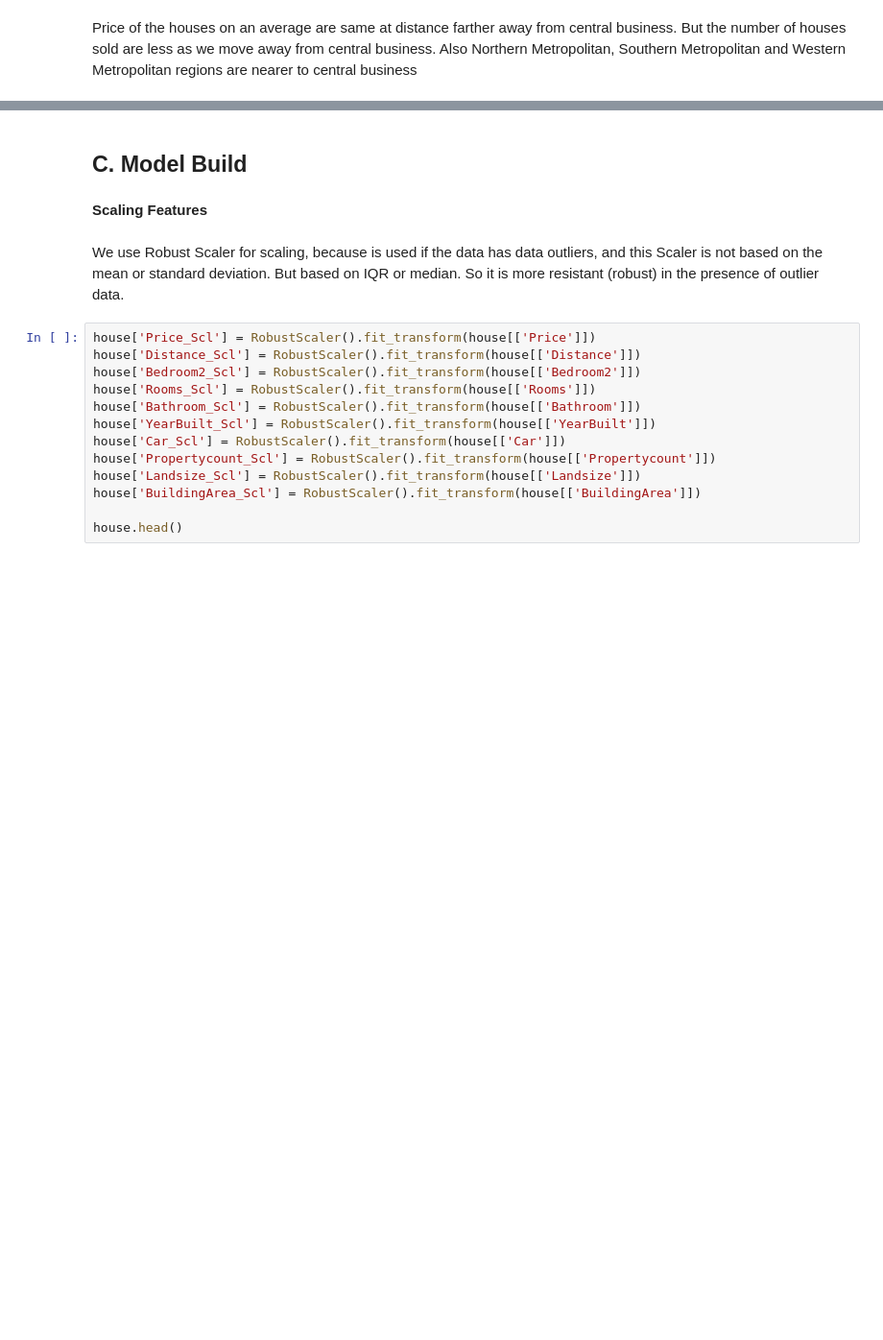
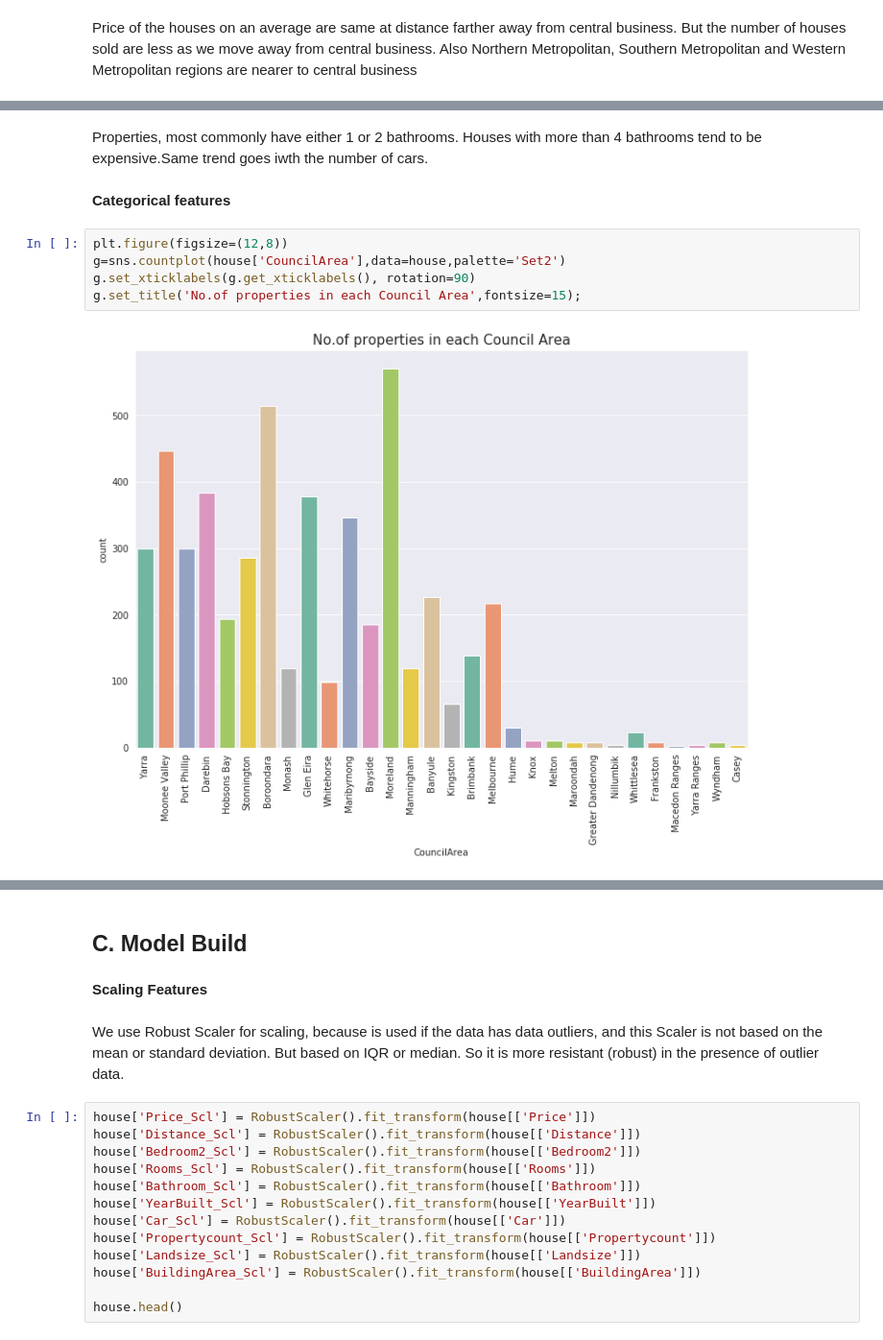
Before and after one commit to dickyalsyah/Advance-Regression, a Jupyter notebook: Dicky Alamsyah - Remedial Modul 3.ipynb, the cells around one changed output, grey strips where cells are left out. Shown at 96% size. Cells and saved outputs as stored; diff of their text form; blank space fills up the shorter version.

```diff
--- a/Dicky Alamsyah - Remedial Modul 3.ipynb
+++ b/Dicky Alamsyah - Remedial Modul 3.ipynb
@@ -295,0 +332,11 @@ Price of the houses on an average are same at distance farther away from central
+# %% [markdown]
+Properties, most commonly have either 1 or 2 bathrooms. Houses with more than 4 bathrooms tend to be expensive.Same trend goes iwth the number of cars.
+# %% [markdown]
+**Categorical features**
+# %%
+plt.figure(figsize=(12,8))
+g=sns.countplot(house['CouncilArea'],data=house,palette='Set2')
+g.set_xticklabels(g.get_xticklabels(), rotation=90)
+g.set_title('No.of properties in each Council Area',fontsize=15);
+# %% [output]
+[figure, added]
```
Also changed, not shown: parts of 20 cells of this notebook.
